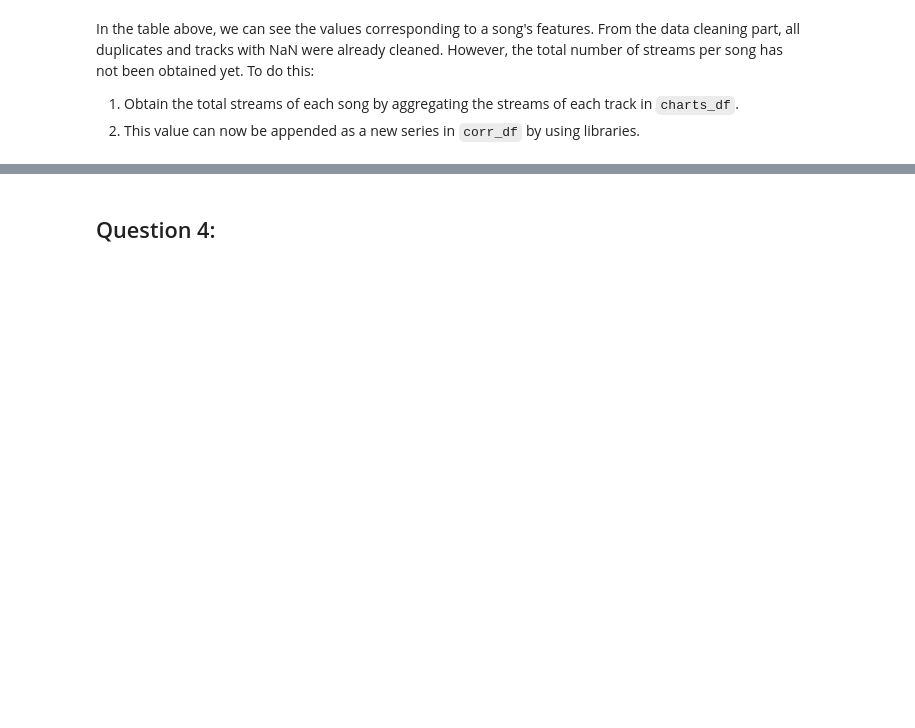
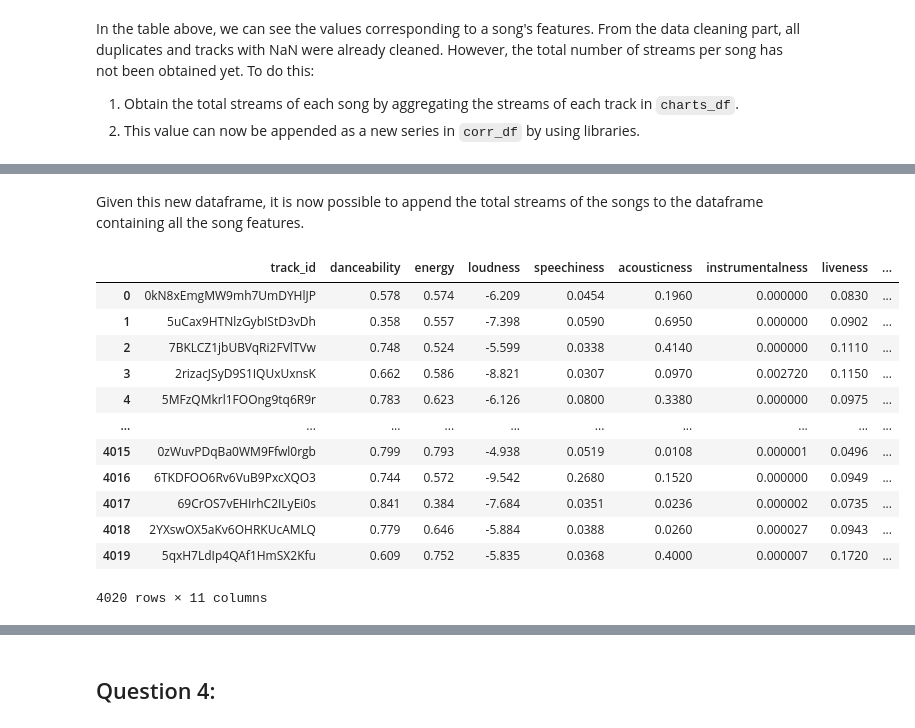
Before and after one commit to ADichoso/CSMODEL-Project-XX22-G1, a Jupyter notebook: SpotifyDataset.ipynb, the cells around one changed output, grey strips where cells are left out. Saved outputs shown, nothing was run; the diff lists cells and outputs as text; code cells hidden in the pictures; blank space fills up the shorter version.

```diff
--- a/SpotifyDataset.ipynb
+++ b/SpotifyDataset.ipynb
@@ -614,6 +655,0 @@ corr_df.sort_values(by=['streams'], ascending=True).tail(1)
-# %%
-pd.options.display.float_format = '{:.2f}'.format
-corr_df[['streams']].describe()
-
-#log transform the value
-boxplot = corr_df.boxplot(column=['streams'])
@@ -619,0 +674,20 @@ boxplot = corr_df.boxplot(column=['streams'])
+# %% [markdown]
+Given this new dataframe, it is now possible to append the total streams of the songs to the dataframe containing all the song features.
+# %%
+#Step 2
+corr_df = pd.merge(corr_df, charts_df_agg, on='track_id')
+corr_df
+# %% [output]
+|  | track_id | danceability | energy | loudness | speechiness | acousticness | instrumentalness | liveness | ... |
+| 0 | 0kN8xEmgMW9mh7UmDYHlJP | 0.578 | 0.574 | -6.209 | 0.0454 | 0.1960 | 0.000000 | 0.0830 | ... |
+| 1 | 5uCax9HTNlzGybIStD3vDh | 0.358 | 0.557 | -7.398 | 0.0590 | 0.6950 | 0.000000 | 0.0902 | ... |
+| 2 | 7BKLCZ1jbUBVqRi2FVlTVw | 0.748 | 0.524 | -5.599 | 0.0338 | 0.4140 | 0.000000 | 0.1110 | ... |
+| 3 | 2rizacJSyD9S1IQUxUxnsK | 0.662 | 0.586 | -8.821 | 0.0307 | 0.0970 | 0.002720 | 0.1150 | ... |
+| 4 | 5MFzQMkrl1FOOng9tq6R9r | 0.783 | 0.623 | -6.126 | 0.0800 | 0.3380 | 0.000000 | 0.0975 | ... |
+| ... | ... | ... | ... | ... | ... | ... | ... | ... | ... |
+| 4015 | 0zWuvPDqBa0WM9Ffwl0rgb | 0.799 | 0.793 | -4.938 | 0.0519 | 0.0108 | 0.000001 | 0.0496 | ... |
+| 4016 | 6TKDFOO6Rv6VuB9PxcXQO3 | 0.744 | 0.572 | -9.542 | 0.2680 | 0.1520 | 0.000000 | 0.0949 | ... |
+| 4017 | 69CrOS7vEHIrhC2ILyEi0s | 0.841 | 0.384 | -7.684 | 0.0351 | 0.0236 | 0.000002 | 0.0735 | ... |
+| 4018 | 2YXswOX5aKv6OHRKUcAMLQ | 0.779 | 0.646 | -5.884 | 0.0388 | 0.0260 | 0.000027 | 0.0943 | ... |
+| 4019 | 5qxH7LdIp4QAf1HmSX2Kfu | 0.609 | 0.752 | -5.835 | 0.0368 | 0.4000 | 0.000007 | 0.1720 | ... |
+4020 rows × 11 columns
```
Also changed, not shown: parts of 31 cells of this notebook.
